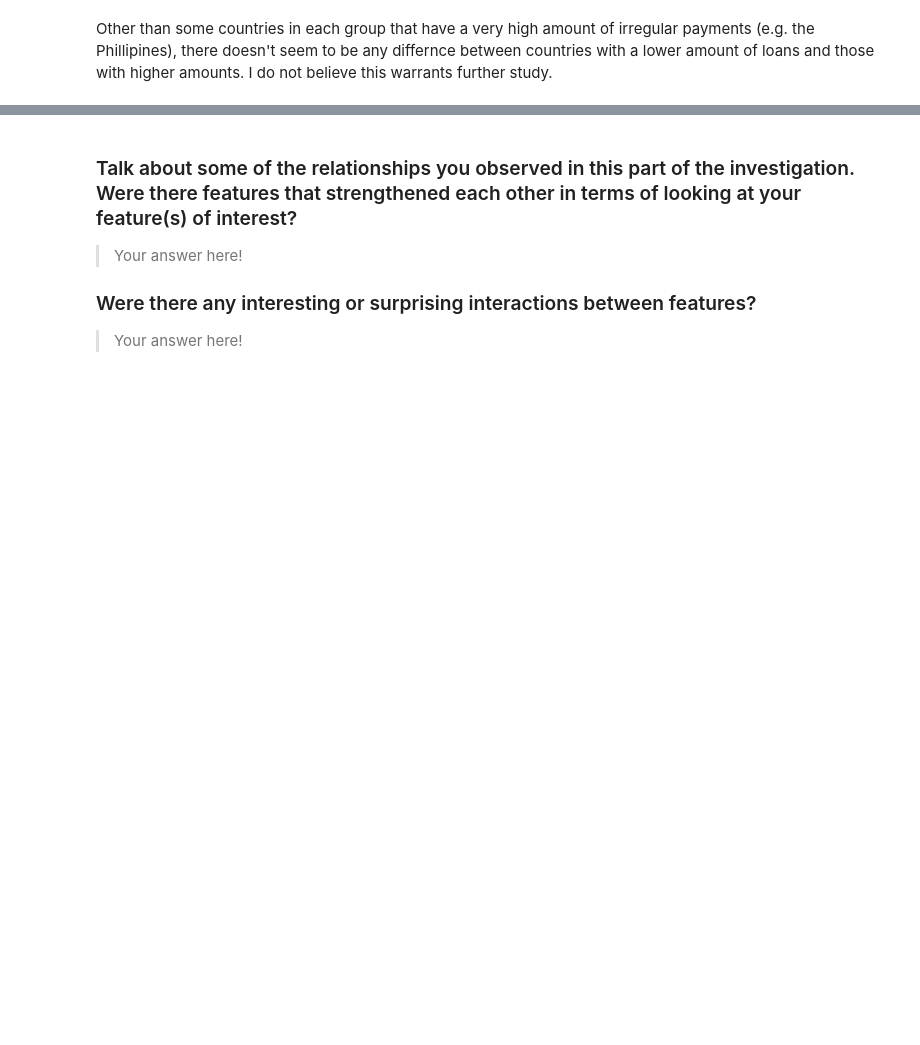
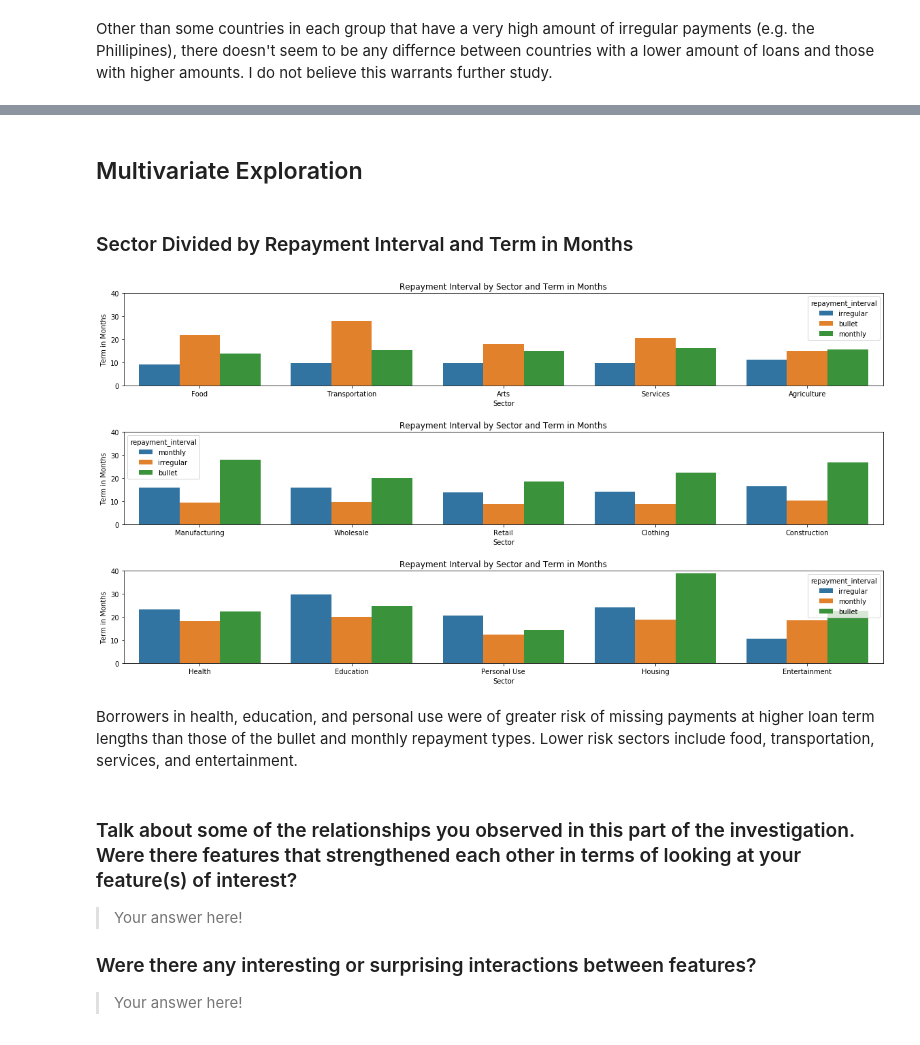
Before and after one commit to ChristopherSJames/kiva_repayment_analysis, a Jupyter notebook: kiva_repayment_analysis.ipynb, the cells around one changed output, grey strips where cells are left out. Cells and saved outputs as stored; diff of their text form; code cells hidden in the pictures; blank space fills up the shorter version.

Commit message:
Bivariate complete. Multivariate 1

```diff
--- a/kiva_repayment_analysis.ipynb
+++ b/kiva_repayment_analysis.ipynb
@@ -268,3 +259,26 @@ your work in the previous sections.
+# %% [markdown]
+## Multivariate Exploration
+# %% [markdown]
+### Sector Divided by Repayment Interval and Term in Months
+# %%
+#Lists of values that will be used in plot.
+sector_list = df['sector'].unique().tolist()
+sector_list1 = [sector_list[0:5], sector_list[5:10], sector_list[10:15]]
+# %%
+# Sector divided by repayment interval and term in months.
+fig, ax = plt.subplots(nrows = 3, figsize = [20, 10])
+plt.subplots_adjust(hspace = 0.5)
+for i in range(len(interval)):
+    ax[i] = sb.barplot(data = df[df['sector'].isin(sector_list1[i])], x = 'sector', y = 'term_in_months',
+                       hue = 'repayment_interval', order = sector_list1[i], ci = None, ax = ax[i])
+    ax[i].set_title('Repayment Interval by Sector and Term in Months')
+    ax[i].set_xlabel('Sector')
+    ax[i].set_ylabel('Term in Months')
+    ax[i].set_ylim(0, 40)
+# %% [output]
+[figure, added]
+# %% [markdown]
+Borrowers in health, education, and personal use were of greater risk of missing payments at higher loan term lengths than those of the bullet and monthly repayment types. Lower risk sectors include food, transportation, services, and entertainment.
 # %% [markdown]
 ### Talk about some of the relationships you observed in this part of the investigation. Were there features that strengthened each other in terms of looking at your feature(s) of interest?
 
```
Also changed, not shown: parts of 6 cells of this notebook.
